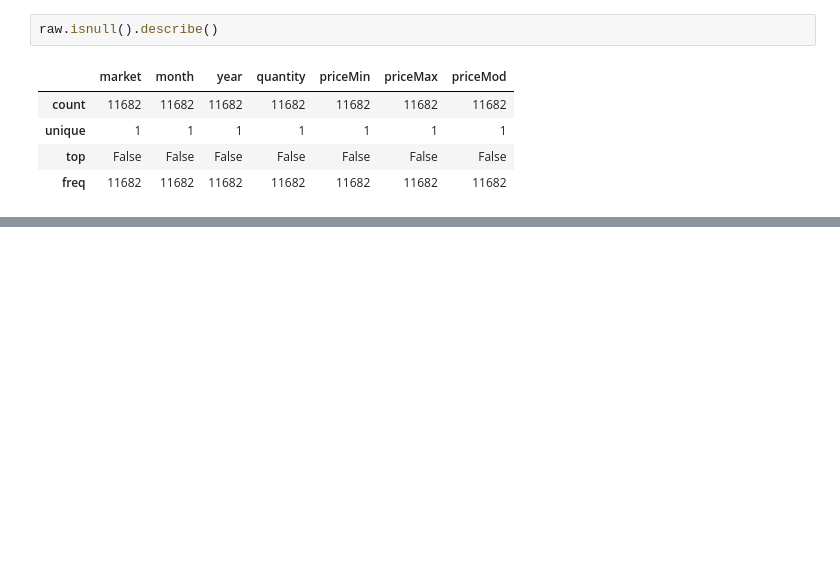
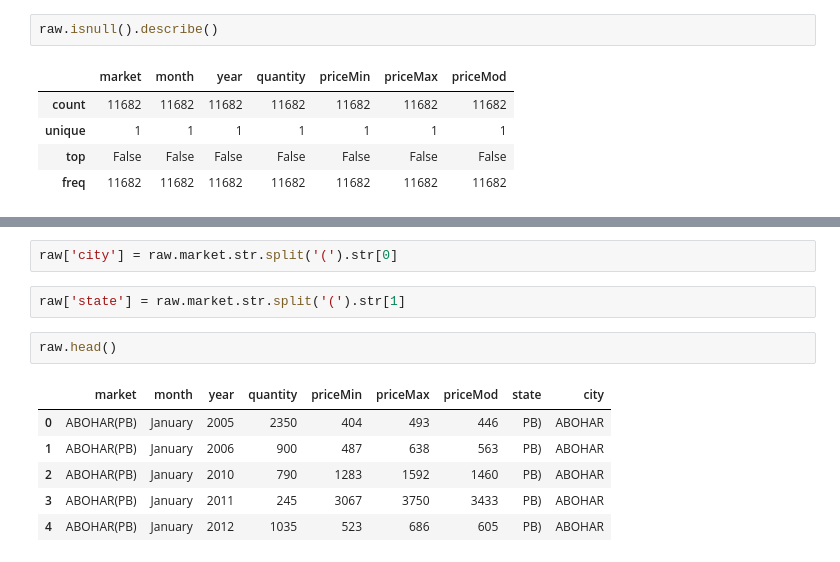
Before and after one commit to akshar/art-data-science, a Jupyter notebook: notebook/onion/onion_practice.ipynb, the cells around one changed output, grey strips where cells are left out. Saved outputs shown, nothing was run; the diff lists cells and outputs as text; blank space fills up the shorter version.

```diff
--- a/notebook/onion/onion_practice.ipynb
+++ b/notebook/onion/onion_practice.ipynb
@@ -131,0 +198,13 @@ raw.isnull().describe()
+# %%
+raw['city'] = raw.market.str.split('(').str[0]
+# %%
+raw['state'] = raw.market.str.split('(').str[1]
+# %%
+raw.head()
+# %% [output]
+|  | market | month | year | quantity | priceMin | priceMax | priceMod | state | city |
+| 0 | ABOHAR(PB) | January | 2005 | 2350 | 404 | 493 | 446 | PB) | ABOHAR |
+| 1 | ABOHAR(PB) | January | 2006 | 900 | 487 | 638 | 563 | PB) | ABOHAR |
+| 2 | ABOHAR(PB) | January | 2010 | 790 | 1283 | 1592 | 1460 | PB) | ABOHAR |
+| 3 | ABOHAR(PB) | January | 2011 | 245 | 3067 | 3750 | 3433 | PB) | ABOHAR |
+| 4 | ABOHAR(PB) | January | 2012 | 1035 | 523 | 686 | 605 | PB) | ABOHAR |
```
Also changed, not shown: parts of 17 cells of this notebook.
